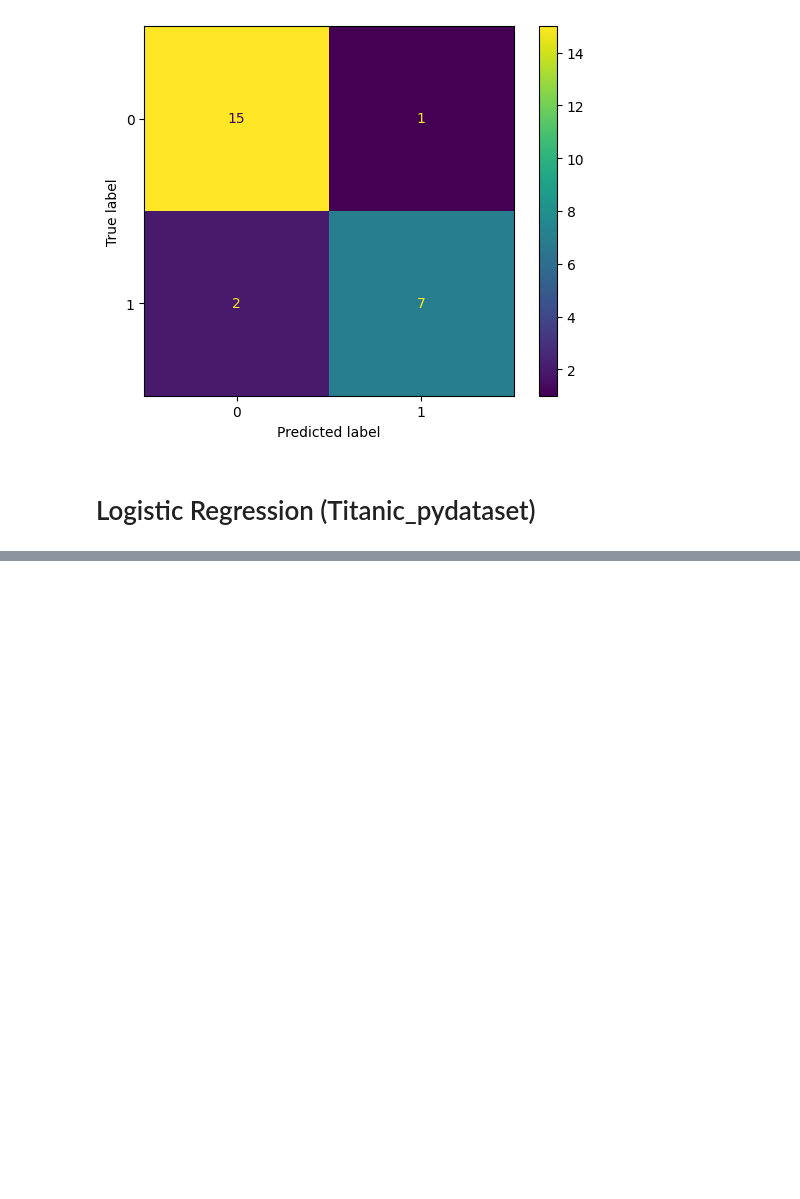
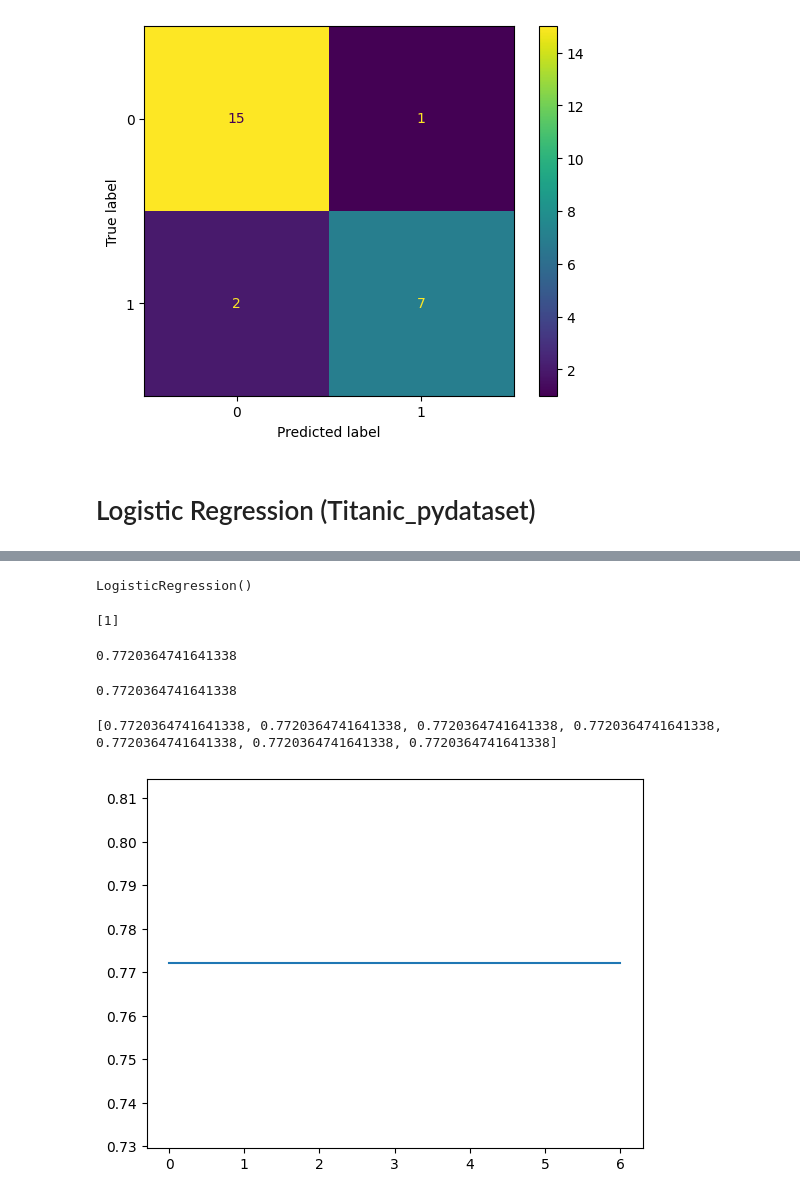
Before and after one commit to SoheilBadri2000/DataScience1, a Jupyter notebook: 6.ipynb, the cells around one changed output, grey strips where cells are left out. Saved outputs shown, nothing was run; the diff lists cells and outputs as text; code cells hidden in the pictures; blank space fills up the shorter version.

```diff
--- a/6.ipynb
+++ b/6.ipynb
@@ -206,0 +216,4 @@ ConfusionMatrixDisplay(conf_mat).plot()
+# %%
+# Get the data
+titanic = data("titanic")
+titanic.sample(5)
@@ -206,0 +227,5 @@ ConfusionMatrixDisplay(conf_mat).plot()
+# %%
+# Feature Engineering
+titanic = pd.get_dummies(titanic, drop_first=True)
+# drop_first eliminates one class from the categorical values
+titanic.sample(15)
@@ -206,0 +249,45 @@ ConfusionMatrixDisplay(conf_mat).plot()
+# %%
+# Train Test Split
+X_train, X_test, y_train, y_test = train_test_split(titanic.drop("survived_yes", axis=1), titanic["survived_yes"])
+# %%
+from logging import LogRecord
+# Train the model
+solver = "lbfgs"
+LogReg = LogisticRegression(solver=solver)
+LogReg.fit(X_train, y_train)
+# %% [output]
+LogisticRegression()
+# %%
+# Predicting if a 1st class female child survived
+print(LogReg.predict(np.array([[0, 0, 1, 1]])))
+# %% [output]
+[1]
+# %%
+LogReg.score(X_test, y_test)
+# %% [output]
+0.7720364741641338
+# %%
+# Understanding the score
+prediction = (LogReg.predict(X_test) > 0.5).astype(int)
+np.sum(prediction == y_test) / len(y_test)
+# %% [output]
+0.7720364741641338
+# %%
+accuracies = []
+for max_iter in range(3, 10):
+  LogReg = LogisticRegression(
+      solver = "newton-cg",
+      max_iter = max_iter,
+      random_state = 42,
+      tol = 1e-100
+  )
+  LogReg.fit(X_train, y_train)
+  accuracy = LogReg.score(X_test, y_test)
+  accuracies.append(accuracy)
+
+print(accuracies)
+plt.plot(accuracies)
+plt.show()
+# %% [output]
+[0.7720364741641338, 0.7720364741641338, 0.7720364741641338, 0.7720364741641338, 0.7720364741641338, 0.7720364741641338, 0.7720364741641338]
+[figure, added]
```
Also changed, not shown: parts of 4 cells of this notebook.
